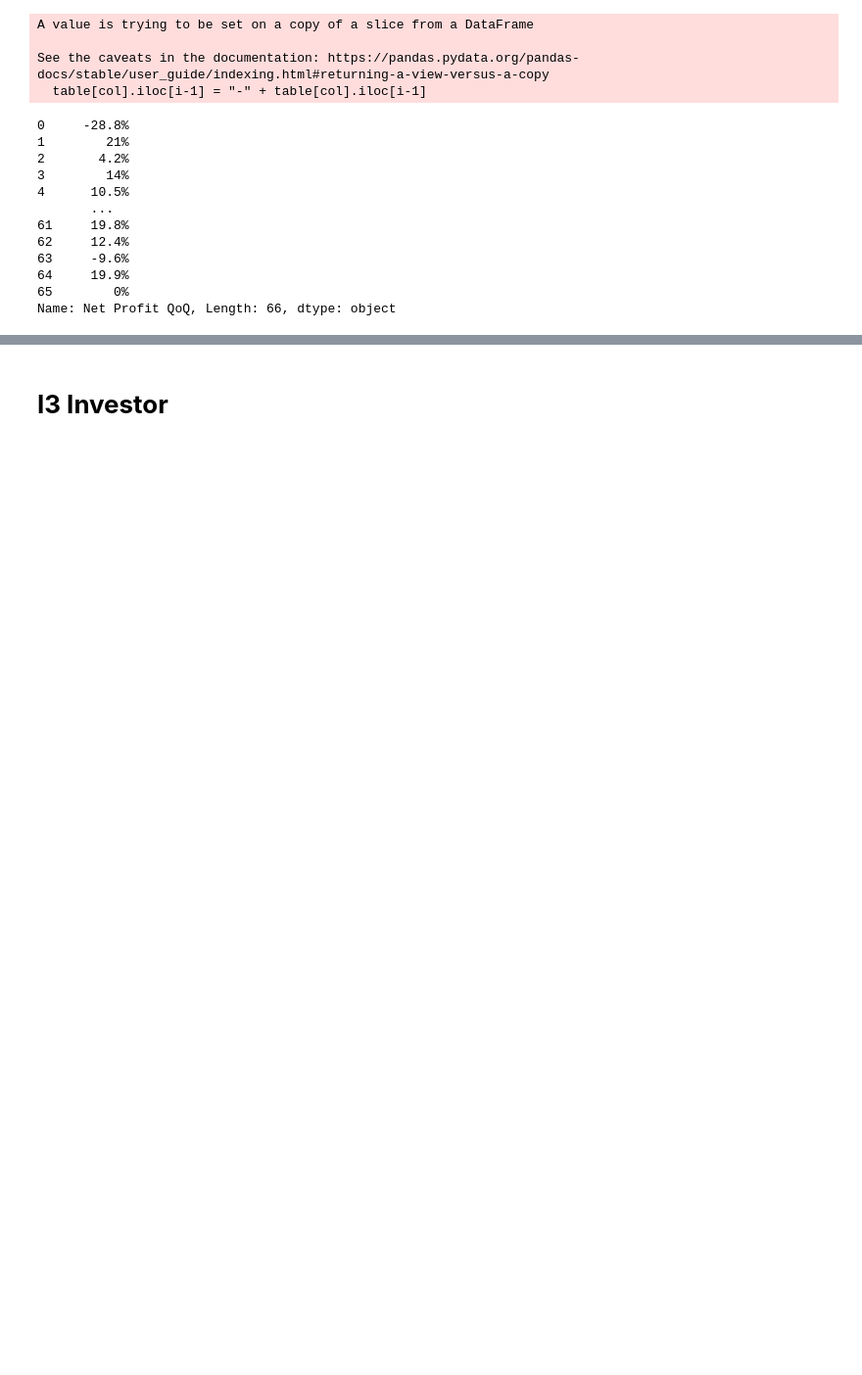
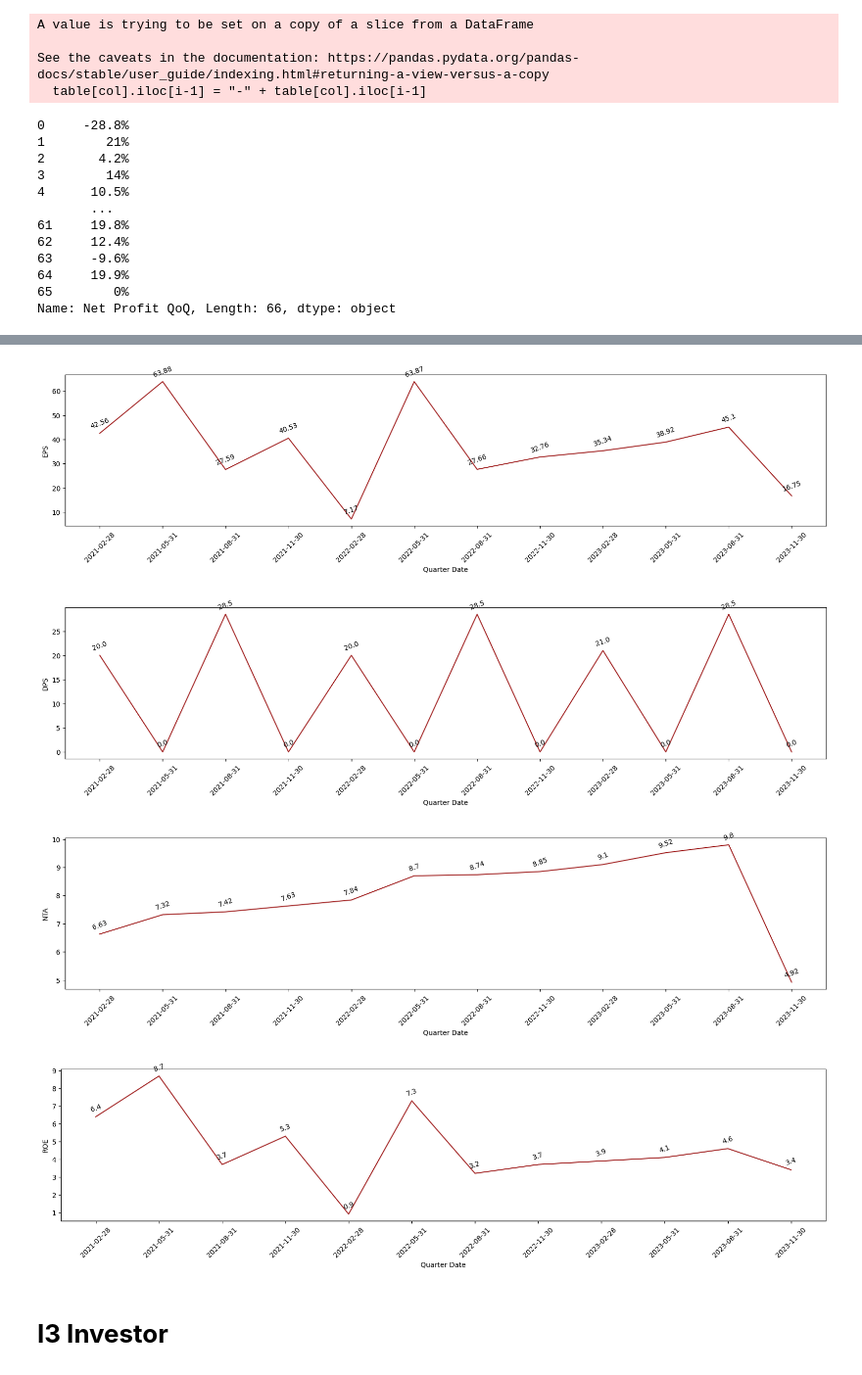
Before and after one commit to yeesem/Web-Scraping, a Jupyter notebook: Web_Scraping_KLSE_SCREENER.ipynb, the cells around one changed output, grey strips where cells are left out. Shown at 98% size. Cells and saved outputs as stored; diff of their text form; code cells hidden in the pictures; blank space fills up the shorter version.

```diff
--- a/Web_Scraping_KLSE_SCREENER.ipynb
+++ b/Web_Scraping_KLSE_SCREENER.ipynb
@@ -1280,0 +1277,4 @@ Name: Net Profit, Length: 66, dtype: float64
+# %%
+quarter_result_table["Net Profit YoY"] = YoY_calculation(quarter_result_table,"Net Profit YoY",yoy_tag)
+
+quarter_result_table["Net Profit YoY"]
@@ -1299,3 +1316,6 @@ See the caveats in the documentation: https://pandas.pydata.org/pandas-docs/stab
 64     19.9%
 65        0%
 Name: Net Profit QoQ, Length: 66, dtype: object
+# %%
+quarter_result_table.set_index('Quarter Date',inplace = True)
+quarter_result_table.index = pd.to_datetime(quarter_result_table.index)
@@ -1301,0 +1353,4 @@ Name: Net Profit QoQ, Length: 66, dtype: object
+# %%
+quarter_result_table.sort_index(ascending = True,inplace = True)
+
+quarter_result_table.head()
@@ -1302,3 +1365,26 @@ Name: Net Profit QoQ, Length: 66, dtype: object
+# %%
+def plot_line_chart(df):
+
+  df.index = df.index.astype(str)
+
+  for col in df.columns[:4]:
+     ax = df[col][:].plot(color = 'brown',figsize = (20,4))
+     plt.xticks(rotation = 45)
+     plt.ylabel(col)
+     ax.set_xticks(range(len(df[col][:])))
+     ax.set_xticklabels(df.index[:])
+     # Annotate each point with its corresponding y-value
+     for x, y in zip(range(len(df[col][:])), df[col][:]):
+         plt.annotate(f'{y}', (x, y), textcoords="offset points", xytext=(0,5), ha='center',va = 'bottom',rotation = 20)
+
+     plt.show()
+# %%
+plot_line_chart(quarter_result_table[-12:])
+# %% [output]
+[figure, added]
+[figure, added]
+[figure, added]
+[figure, added]
 # %% [markdown]
 # **I3 Investor**
 # %%
```
Also changed, not shown: parts of 13 cells of this notebook.
